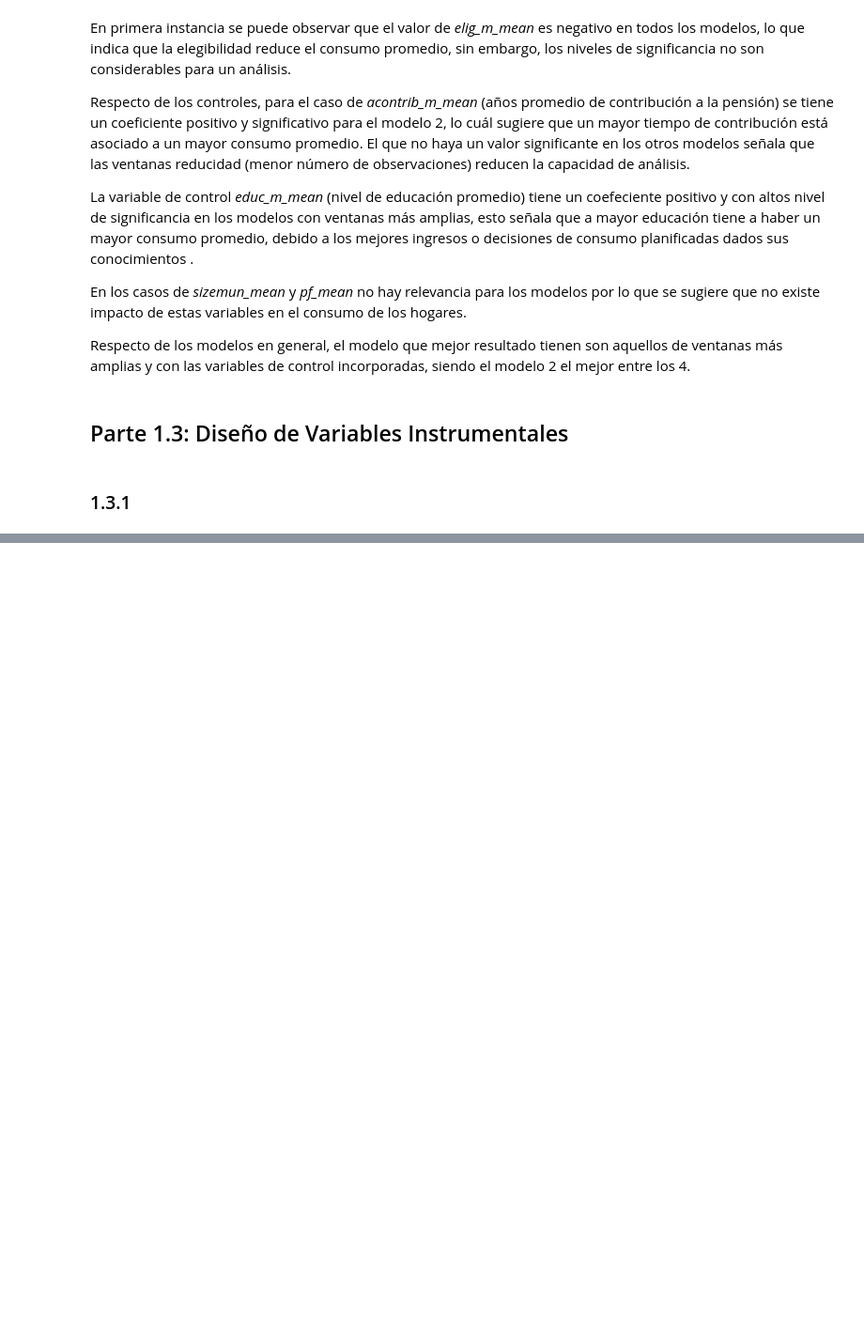
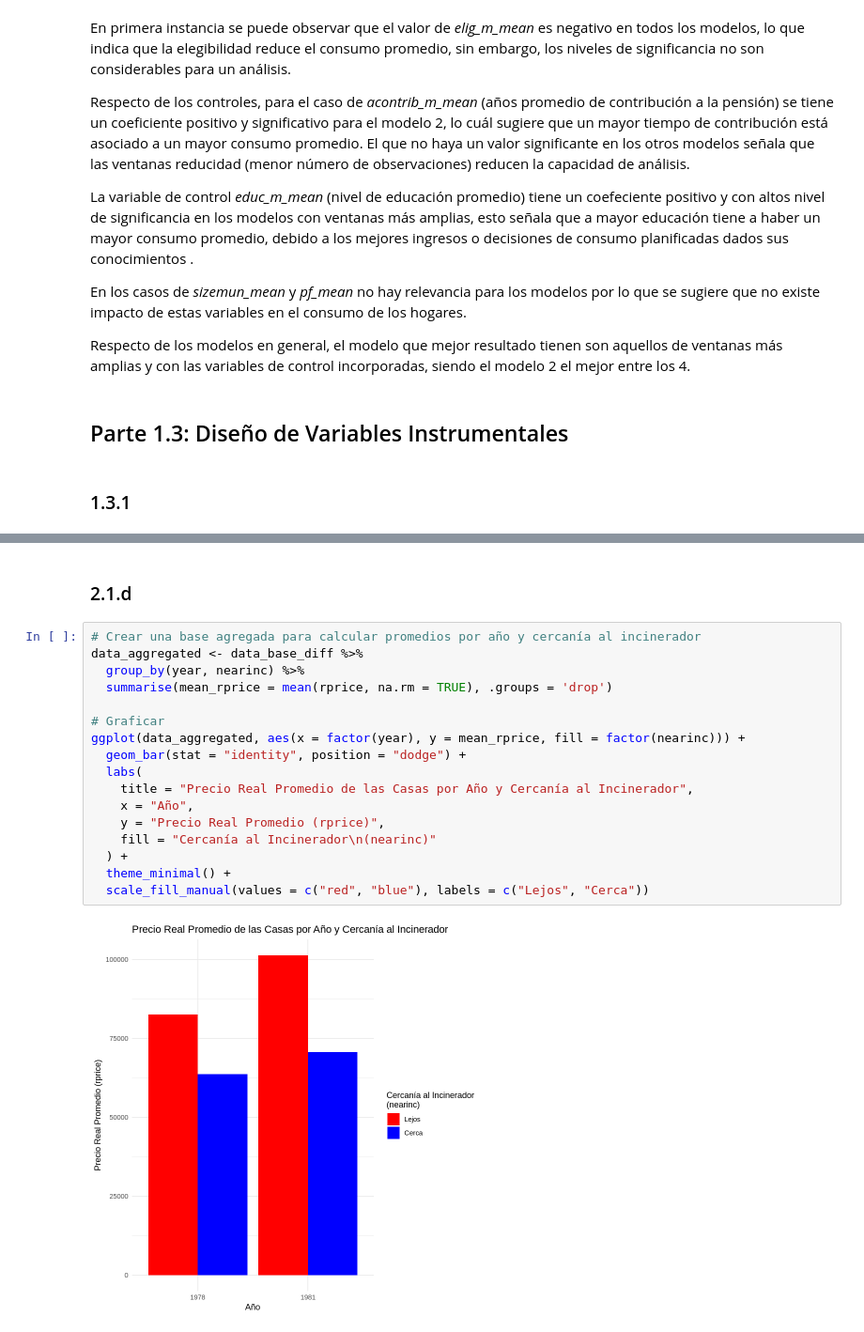
Before and after one commit to NicoD920/analisisDatosPrimavera2024, a Jupyter notebook: Tarea_2_(R).ipynb, the cells around one changed output, grey strips where cells are left out. Shown at 94% size. Saved outputs shown, nothing was run; the diff lists cells and outputs as text; blank space fills up the shorter version.

```diff
--- a/Tarea_2_(R).ipynb
+++ b/Tarea_2_(R).ipynb
@@ -803,0 +1083,21 @@ Respecto de los modelos en general, el modelo que mejor resultado tienen son aqu
+# %% [markdown]
+### 2.1.d
+# %%
+# Crear una base agregada para calcular promedios por año y cercanía al incinerador
+data_aggregated <- data_base_diff %>%
+  group_by(year, nearinc) %>%
+  summarise(mean_rprice = mean(rprice, na.rm = TRUE), .groups = 'drop')
+
+# Graficar
+ggplot(data_aggregated, aes(x = factor(year), y = mean_rprice, fill = factor(nearinc))) +
+  geom_bar(stat = "identity", position = "dodge") +
+  labs(
+    title = "Precio Real Promedio de las Casas por Año y Cercanía al Incinerador",
+    x = "Año",
+    y = "Precio Real Promedio (rprice)",
+    fill = "Cercanía al Incinerador\n(nearinc)"
+  ) +
+  theme_minimal() +
+  scale_fill_manual(values = c("red", "blue"), labels = c("Lejos", "Cerca"))
+# %% [output]
+[figure, added]
```
Also changed, not shown: parts of 33 cells of this notebook.
